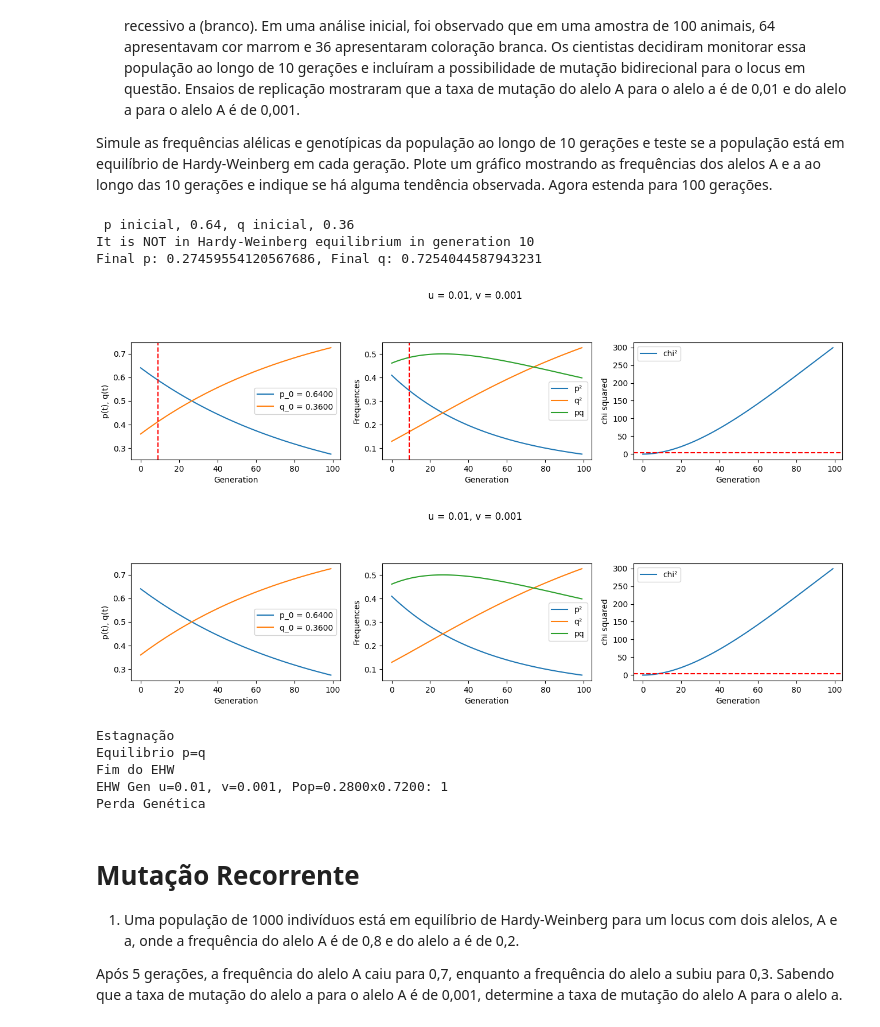
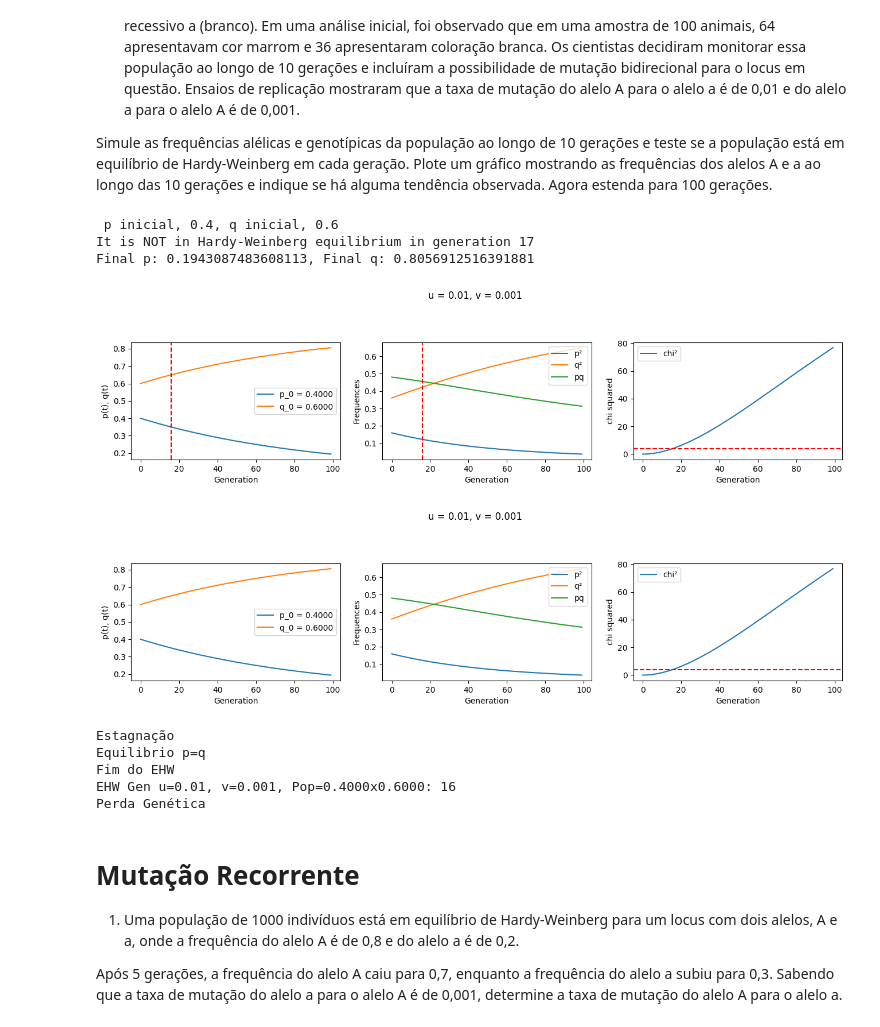
Before and after one commit to mauro-moura/GA044-Evolucao, a Jupyter notebook: Implementation_1_2/estudos_de_caso_1_e_2.ipynb, the cells around one changed output. Saved outputs shown, nothing was run; the diff lists cells and outputs as text; code cells hidden in the pictures.

```diff
--- a/Implementation_1_2/estudos_de_caso_1_e_2.ipynb
+++ b/Implementation_1_2/estudos_de_caso_1_e_2.ipynb
@@ -37,9 +37,12 @@ N = 100 * 2
 
 u_list = [0.01]
 v_list = [0.001]
-p0_list = [(64 * 2)/N]
+# p0_list = [(64 * 2)/N]
 #q0 = 0.72
-q0_list = [1 - p0 for p0 in p0_list]
+q2 = 0.36
+q0_list = [np.sqrt(q2)]
+p0_list = [1 - p0 for p0 in q0_list]
+# q0_list = [1 - p0 for p0 in p0_list]
 # v_list = [1e-4, 1e-3, 1e-2, 1e-1]
 
 t = np.arange(100)
@@ -118,38 +121,38 @@ for u in u_list:
                 # print(f"Gen {i} p: {p} q: {q}")
                 p_t.append(p)
                 q_t.append(q)
                 p2_t.append(p2)
                 q2_t.append(q2)
                 pq_t.append(pq)
                 chi_squared.append(chi_2)
 
             p_t_list.append(p_t)
             q_t_list.append(q_t)
             p2_t_list.append(p2_t)
             q2_t_list.append(q2_t)
             pq_t_list.append(pq_t)
             chi_squared_list.append(chi_squared)
 
 
             print(f"Final p: {p_t[-1]}, Final q: {q_t[-1]}")
             plot_all(t, [p_t], [q_t], [p2_t], [q2_t], [pq_t], [chi_squared], [p0], [q0], u, v, gen_ehw=ehw_gens.get(dict_key, None))
         # plot_n_pt(t, p_t_list, p0_list, u, v)
 
         plot_all(t, p_t_list, q_t_list, p2_t_list, q2_t_list, pq_t_list, chi_squared_list, p0_list, q0_list, u, v)
         # For each p value do the plot in a subplot
         # plot_n_pt_qt(t, p_t_list, q_t_list, p0_list, q0_list, u, v)
         # plot_n_p2_q2_pq(t, p2_t_list, q2_t_list, pq_t_list, p0_list, q0_list, u, v)
 
         # plot_pt(t, p_t, p0)
         # plot_pt(t, q_t, q0)
 
         # plot_pt_qt(t, p_t, q_t, p0, q0)
 # %% [output]
- p inicial, 0.64, q inicial, 0.36
-It is NOT in Hardy-Weinberg equilibrium in generation 10
-Final p: 0.27459554120567686, Final q: 0.7254044587943231
+ p inicial, 0.4, q inicial, 0.6
+It is NOT in Hardy-Weinberg equilibrium in generation 17
+Final p: 0.1943087483608113, Final q: 0.8056912516391881
-[figure, old version]
+[figure, new version]
-[figure, old version]
+[figure, new version]
 # %%
 print("Estagnação")
 for key, value in estag_gens.items():
@@ -170,7 +173,7 @@ for key, value in gen_loss.items():
 Estagnação
 Equilibrio p=q
 Fim do EHW
-EHW Gen u=0.01, v=0.001, Pop=0.2800x0.7200: 1
+EHW Gen u=0.01, v=0.001, Pop=0.4000x0.6000: 16
 Perda Genética
 # %% [markdown]
 # Mutação Recorrente
```
Also changed, not shown: parts of 1 cell of this notebook.
